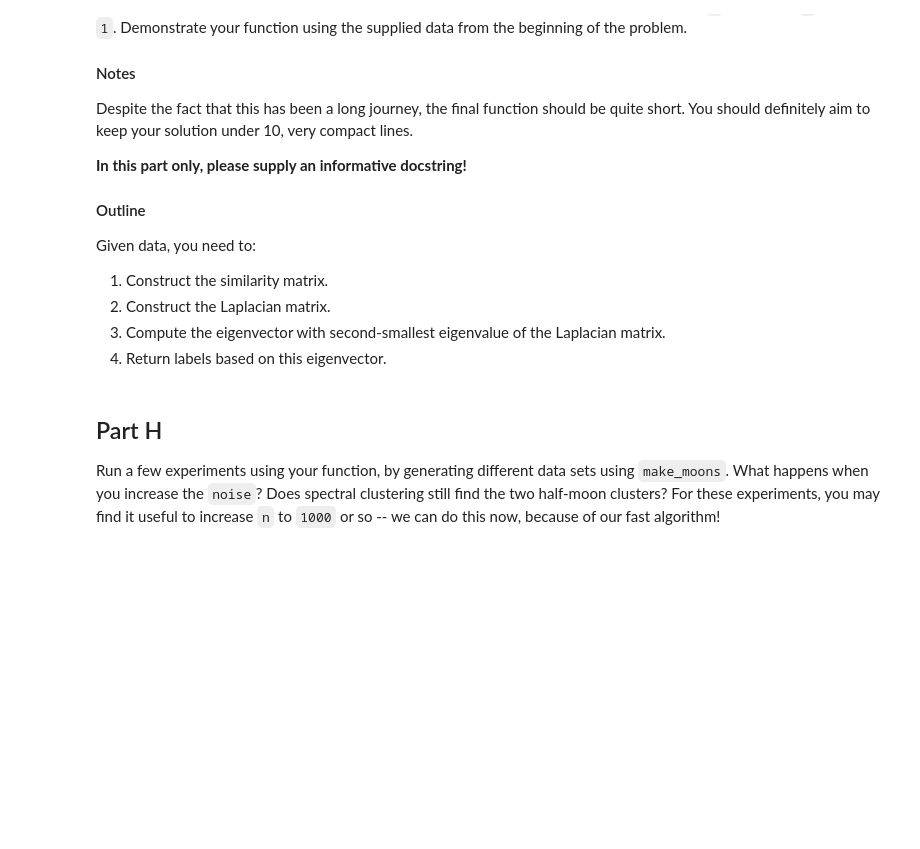
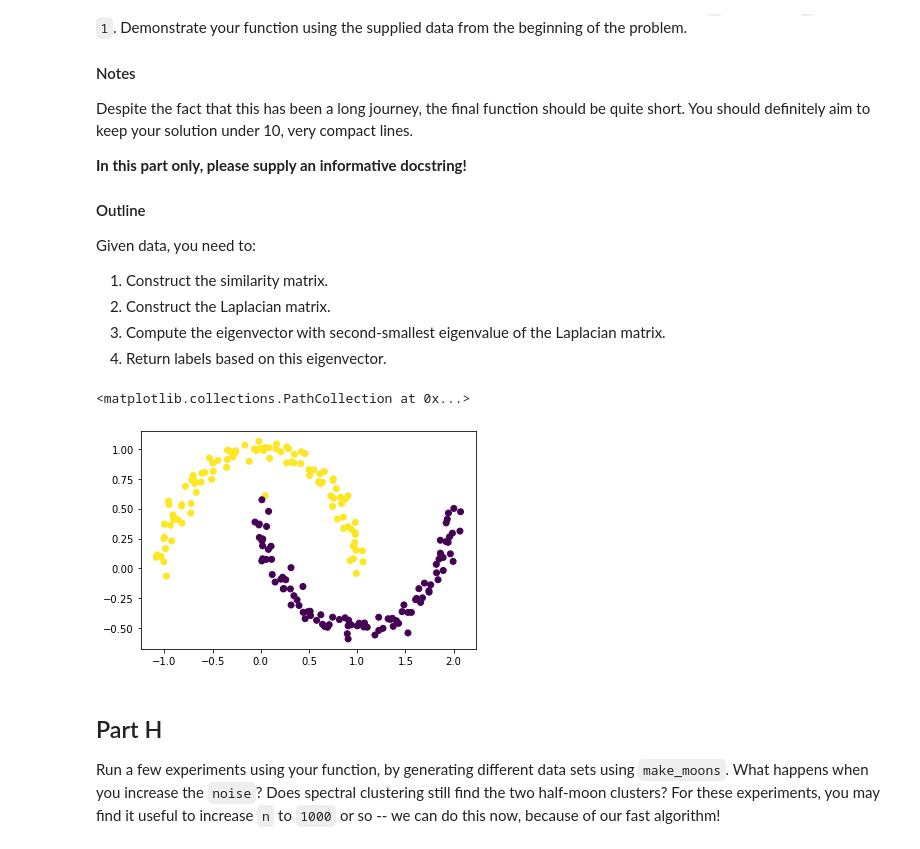
Before and after one commit to JiyuanLyu/PIC16B, a Jupyter notebook: HW/spectral-clustering.ipynb, the cells around one changed output. Drawn from its saved outputs; the diff is of its cells as text; code cells hidden in the pictures; blank space fills up the shorter version.

```diff
--- a/HW/spectral-clustering.ipynb
+++ b/HW/spectral-clustering.ipynb
@@ -292,6 +384,49 @@ Given data, you need to:
 2. Construct the Laplacian matrix.
 3. Compute the eigenvector with second-smallest eigenvalue of the Laplacian matrix.
 4. Return labels based on this eigenvector.
+# %%
+def spectral_clustering(X, epsilon):
+    """
+    This function return labels based on the eigenvector,
+    by contructing the similarity matrix and the Laplacian matrix,
+    computing the eigenvector with second-smallest eigenvalue.
+
+    Argument
+    --------
+    X: The input array to be clustered
+    epsilon: The distance threhold
+
+    Return
+    ------
+    The labels based on the second-smallest eigenvalue
+    """
+
+    # First of all, I contruct the similarity matrix
+    A = (metrics.pairwise_distances(X) < epsilon) * 1
+    np.fill_diagonal(A, 0)
+
+    # Secondly, I contructing the Laplacian matrix
+    # Calculate D as the diagonal matrix with suming the rows in A
+    D = np.zeros((n, n))
+    np.fill_diagonal(D, np.sum(A, axis = 1))
+    # And then we construct matrix
+    # L = D^-1 (D-A)
+    L = np.linalg.inv(D)@(D - A)
+
+    # Thirdly, I compute the eigenvector with
+    # second-smallest eigenvalue
+    values, vectors = np.linalg.eig(L)
+    # Sort the eigenvalues
+    vectors = vectors[:,values.argsort()]
+    # Find the second smallest eigenvector
+    labels = (vectors[:, 1] > 0) * 1
+
+    return labels
+# %%
+plt.scatter(X[:,0], X[:,1], c = spectral_clustering(X, epsilon))
+# %% [output]
+<matplotlib.collections.PathCollection at 0x...>
+[figure, added]
 # %% [markdown]
 ## Part H
 
```
Also changed, not shown: parts of 11 cells of this notebook.
